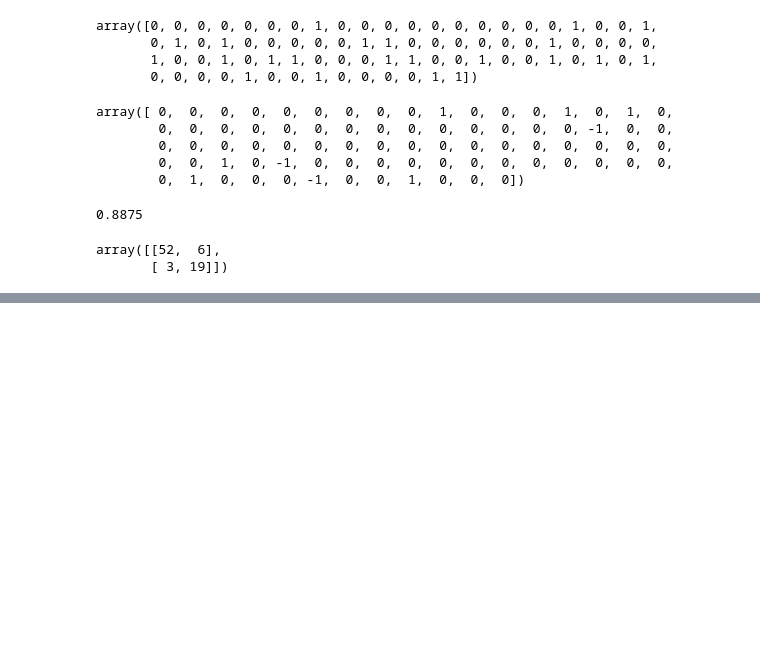
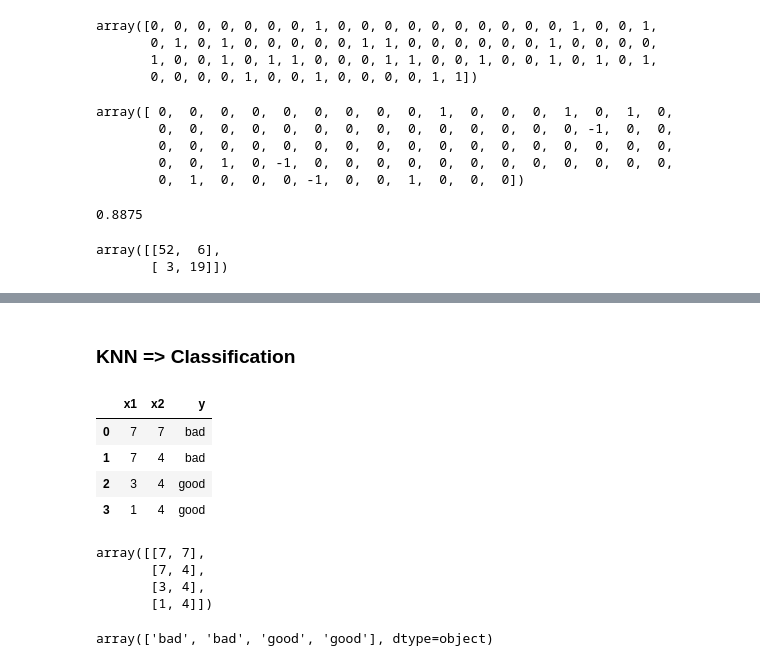
Before and after one commit to princepipariya/Verzeo-Internship, a Jupyter notebook: ML/ML Testing.ipynb, the cells around one changed output, grey strips where cells are left out. Drawn from its saved outputs; the diff is of its cells as text; code cells hidden in the pictures; blank space fills up the shorter version.

```diff
--- a/ML/ML Testing.ipynb
+++ b/ML/ML Testing.ipynb
@@ -641,0 +638,2 @@ array([[52,  6],
+# %% [markdown]
+### KNN   => Classification
@@ -641,0 +646,23 @@ array([[52,  6],
+# %%
+df = pd.read_csv('tissue.csv')
+# %%
+df
+# %% [output]
+|  | x1 | x2 | y |
+| 0 | 7 | 7 | bad |
+| 1 | 7 | 4 | bad |
+| 2 | 3 | 4 | good |
+| 3 | 1 | 4 | good |
+# %%
+x = df.iloc[:, 0:2].values
+x
+# %% [output]
+array([[7, 7],
+       [7, 4],
+       [3, 4],
+       [1, 4]])
+# %%
+y = df.iloc[:, -1].values
+y
+# %% [output]
+array(['bad', 'bad', 'good', 'good'], dtype=object)
```
Also changed, not shown: parts of 14 cells of this notebook.
